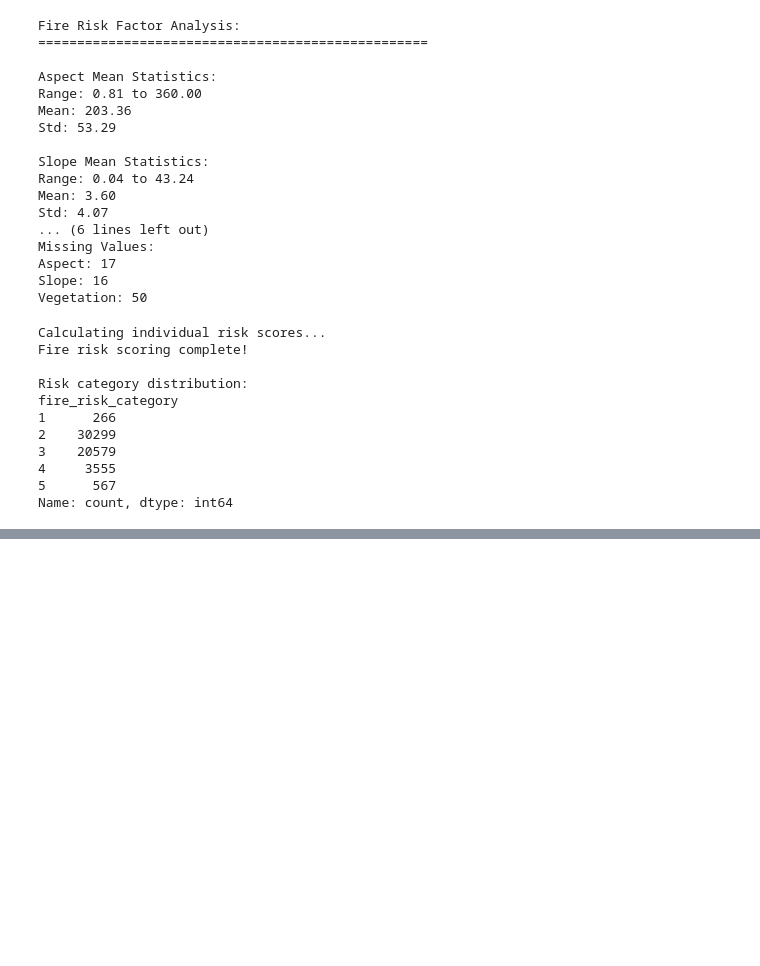
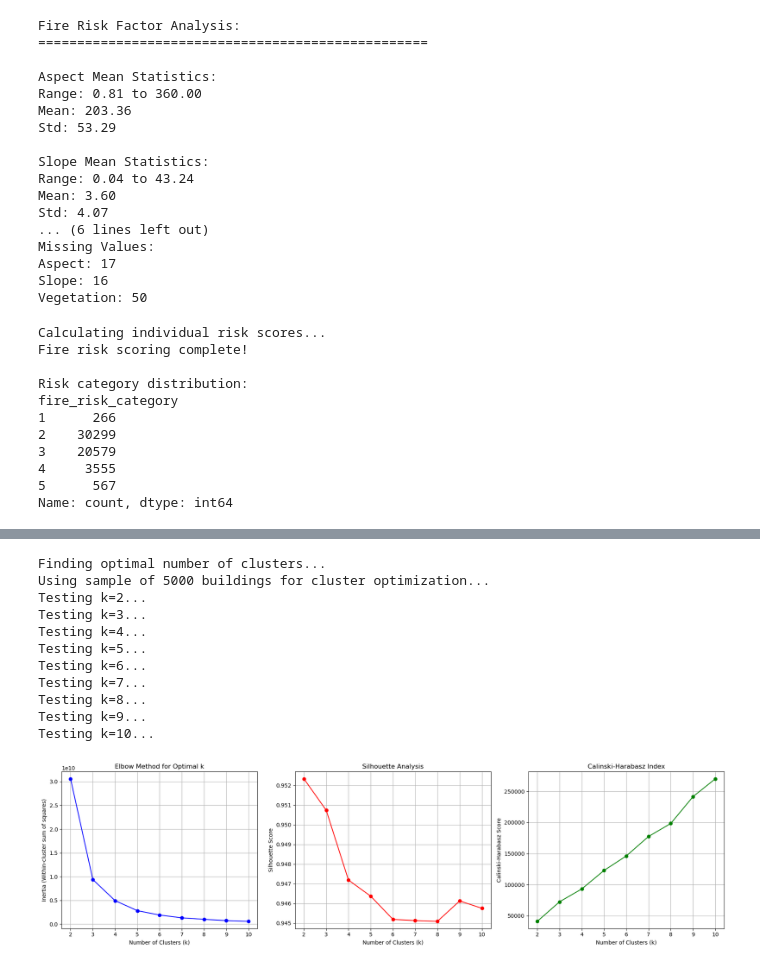
Before and after one commit to AFD03/Glendale-Fire-Risk, a Jupyter notebook: data_processed/risk_score_model.ipynb, the cells around one changed output, grey strips where cells are left out. Drawn from its saved outputs; the diff is of its cells as text; code cells hidden in the pictures; blank space fills up the shorter version.

```diff
--- a/data_processed/risk_score_model.ipynb
+++ b/data_processed/risk_score_model.ipynb
@@ -502,0 +588,80 @@ print(cluster_data.describe())
+# %%
+# Find optimal number of clusters using multiple methods
+print("Finding optimal number of clusters...")
+
+# Test different numbers of clusters
+k_range = range(2, 11)
+inertias = []
+silhouette_scores = []
+calinski_scores = []
+
+# Sample data for faster computation (use 10% sample for initial analysis)
+sample_size = min(5000, len(cluster_data_scaled))
+sample_indices = np.random.choice(len(cluster_data_scaled), sample_size, replace=False)
+sample_data = cluster_data_scaled[sample_indices]
+
+print(f"Using sample of {sample_size} buildings for cluster optimization...")
+
+for k in k_range:
+    print(f"Testing k={k}...")
+
+    # K-Means clustering
+    kmeans = KMeans(n_clusters=k, random_state=42, n_init=10)
+    labels = kmeans.fit_predict(sample_data)
+
+    # Calculate metrics
+    inertias.append(kmeans.inertia_)
+    silhouette_scores.append(silhouette_score(sample_data, labels))
+    calinski_scores.append(calinski_harabasz_score(sample_data, labels))
+
+# Plot results
+fig, axes = plt.subplots(1, 3, figsize=(18, 5))
+
+# Elbow method
+axes[0].plot(k_range, inertias, 'bo-')
+axes[0].set_xlabel('Number of Clusters (k)')
+axes[0].set_ylabel('Inertia (Within-cluster sum of squares)')
+axes[0].set_title('Elbow Method for Optimal k')
+axes[0].grid(True)
+
+# Silhouette scores
+axes[1].plot(k_range, silhouette_scores, 'ro-')
+axes[1].set_xlabel('Number of Clusters (k)')
+axes[1].set_ylabel('Silhouette Score')
+axes[1].set_title('Silhouette Analysis')
+axes[1].grid(True)
+
+# Calinski-Harabasz scores
+axes[2].plot(k_range, calinski_scores, 'go-')
+axes[2].set_xlabel('Number of Clusters (k)')
+axes[2].set_ylabel('Calinski-Harabasz Score')
+axes[2].set_title('Calinski-Harabasz Index')
+axes[2].grid(True)
+
+plt.tight_layout()
+plt.show()
+
+# Find optimal k
+optimal_k_silhouette = k_range[np.argmax(silhouette_scores)]
+optimal_k_calinski = k_range[np.argmax(calinski_scores)]
+
+print(f"\nOptimal k based on:")
+print(f"  Silhouette Score: {optimal_k_silhouette} (score: {max(silhouette_scores):.3f})")
+print(f"  Calinski-Harabasz: {optimal_k_calinski} (score: {max(calinski_scores):.1f})")
+
+# Recommend optimal k
+recommended_k = optimal_k_silhouette  # Usually silhouette is more reliable
+print(f"\nRecommended k: {recommended_k}")
+# %% [output]
+Finding optimal number of clusters...
+Using sample of 5000 buildings for cluster optimization...
+Testing k=2...
+Testing k=3...
+Testing k=4...
+Testing k=5...
+Testing k=6...
+Testing k=7...
+Testing k=8...
+Testing k=9...
+Testing k=10...
+[figure, added]
```
Also changed, not shown: parts of 16 cells of this notebook, 13 other files.
